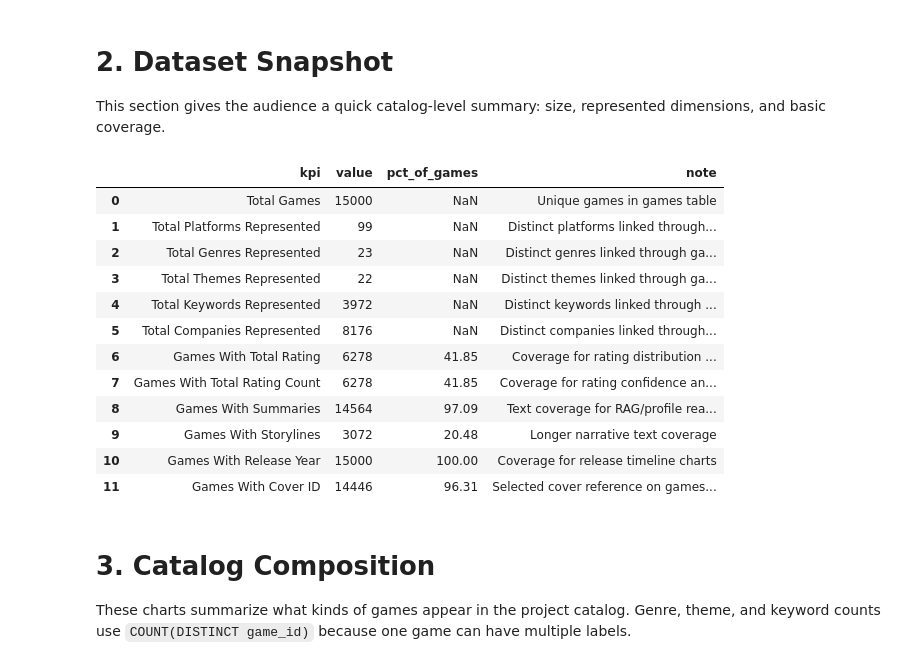
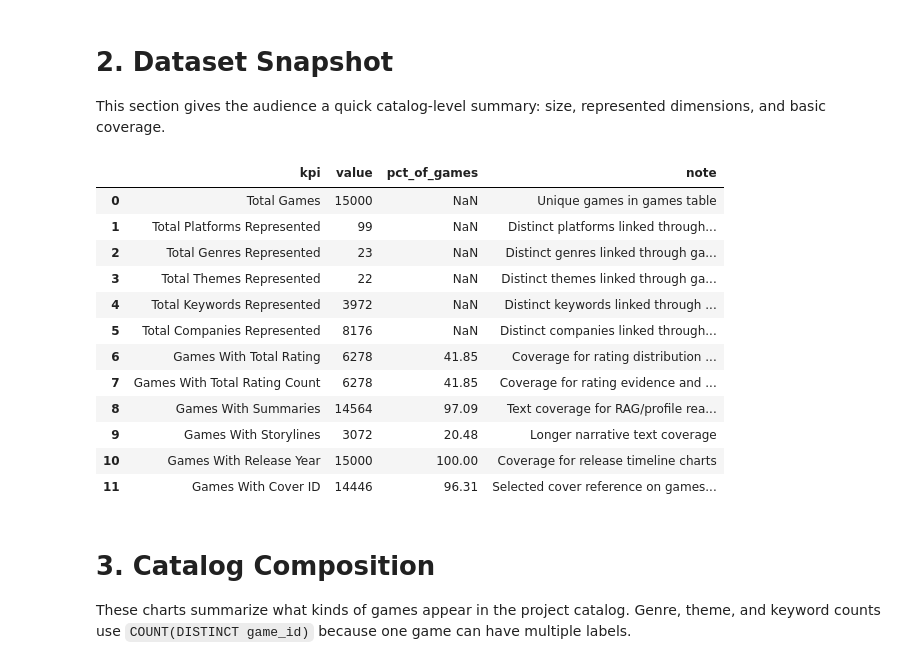
Before and after one commit to yipyiphouray/igdb-rag-recommender, a Jupyter notebook: notebooks/01_descriptive_analytics_exploration.ipynb, the cells around one changed output. Cells and saved outputs as stored; diff of their text form; code cells hidden in the pictures.

```diff
--- a/notebooks/01_descriptive_analytics_exploration.ipynb
+++ b/notebooks/01_descriptive_analytics_exploration.ipynb
@@ -221,7 +221,7 @@ UNION ALL
 SELECT 'Games With Total Rating Count',
        COUNT(DISTINCT CASE WHEN total_rating_count IS NOT NULL THEN game_id END),
        ROUND(100.0 * COUNT(DISTINCT CASE WHEN total_rating_count IS NOT NULL THEN game_id END) / (SELECT total_games FROM total), 2),
-       'Coverage for rating confidence and visibility charts'
+       'Coverage for rating evidence and rating-activity charts'
 FROM games
 
 UNION ALL
@@ -237,34 +237,34 @@ SELECT 'Games With Storylines',
        ROUND(100.0 * COUNT(DISTINCT CASE WHEN storyline IS NOT NULL AND TRIM(storyline) <> '' THEN game_id END) / (SELECT total_games FROM total), 2),
        'Longer narrative text coverage'
 FROM games
 
 UNION ALL
 SELECT 'Games With Release Year',
        COUNT(DISTINCT CASE WHEN release_year IS NOT NULL THEN game_id END),
        ROUND(100.0 * COUNT(DISTINCT CASE WHEN release_year IS NOT NULL THEN game_id END) / (SELECT total_games FROM total), 2),
        'Coverage for release timeline charts'
 FROM games
 
 UNION ALL
 SELECT 'Games With Cover ID',
        COUNT(DISTINCT CASE WHEN cover_id IS NOT NULL THEN game_id END),
        ROUND(100.0 * COUNT(DISTINCT CASE WHEN cover_id IS NOT NULL THEN game_id END) / (SELECT total_games FROM total), 2),
        'Selected cover reference on games table'
 FROM games;
 ''')
 
 tables_to_export['kpi_snapshot'] = kpi_snapshot
 display(kpi_snapshot)
 # %% [output]
 |  | kpi | value | pct_of_games | note |
 | 0 | Total Games | 15000 | NaN | Unique games in games table |
 | 1 | Total Platforms Represented | 99 | NaN | Distinct platforms linked through... |
 | 2 | Total Genres Represented | 23 | NaN | Distinct genres linked through ga... |
 | 3 | Total Themes Represented | 22 | NaN | Distinct themes linked through ga... |
 | 4 | Total Keywords Represented | 3972 | NaN | Distinct keywords linked through ... |
 | 5 | Total Companies Represented | 8176 | NaN | Distinct companies linked through... |
 | 6 | Games With Total Rating | 6278 | 41.85 | Coverage for rating distribution ... |
-| 7 | Games With Total Rating Count | 6278 | 41.85 | Coverage for rating confidence an... |
+| 7 | Games With Total Rating Count | 6278 | 41.85 | Coverage for rating evidence and ... |
 | 8 | Games With Summaries | 14564 | 97.09 | Text coverage for RAG/profile rea... |
 | 9 | Games With Storylines | 3072 | 20.48 | Longer narrative text coverage |
 | 10 | Games With Release Year | 15000 | 100.00 | Coverage for release timeline charts |
```
Also changed, not shown: parts of 6 cells of this notebook.
